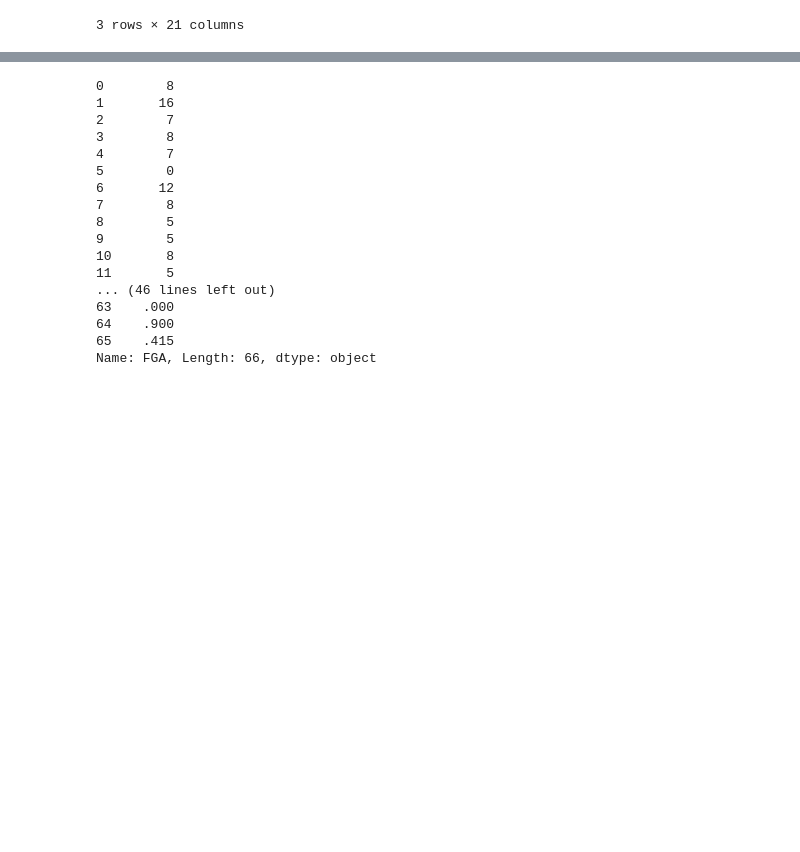
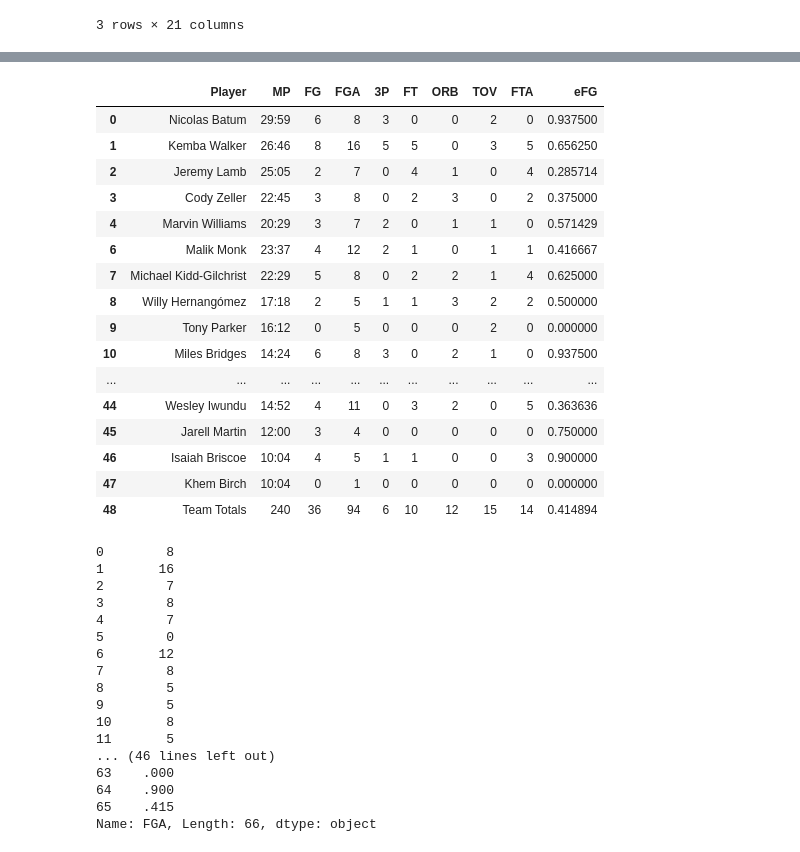
Before and after one commit to fayadabbasi/NBA_Four_Factors, a Jupyter notebook: NBA_Four_Factors.ipynb, the cells around one changed output, grey strips where cells are left out. Saved outputs shown, nothing was run; the diff lists cells and outputs as text; code cells hidden in the pictures; blank space fills up the shorter version.

```diff
--- a/NBA_Four_Factors.ipynb
+++ b/NBA_Four_Factors.ipynb
@@ -148,3 +158,23 @@ four_factors_dataframe
+# %%
+four_factors_dataframe_test
+# %% [output]
+|  | Player | MP | FG | FGA | 3P | FT | ORB | TOV | FTA | eFG |
+| 0 | Nicolas Batum | 29:59 | 6 | 8 | 3 | 0 | 0 | 2 | 0 | 0.937500 |
+| 1 | Kemba Walker | 26:46 | 8 | 16 | 5 | 5 | 0 | 3 | 5 | 0.656250 |
+| 2 | Jeremy Lamb | 25:05 | 2 | 7 | 0 | 4 | 1 | 0 | 4 | 0.285714 |
+| 3 | Cody Zeller | 22:45 | 3 | 8 | 0 | 2 | 3 | 0 | 2 | 0.375000 |
+| 4 | Marvin Williams | 20:29 | 3 | 7 | 2 | 0 | 1 | 1 | 0 | 0.571429 |
+| 6 | Malik Monk | 23:37 | 4 | 12 | 2 | 1 | 0 | 1 | 1 | 0.416667 |
+| 7 | Michael Kidd-Gilchrist | 22:29 | 5 | 8 | 0 | 2 | 2 | 1 | 4 | 0.625000 |
+| 8 | Willy Hernangómez | 17:18 | 2 | 5 | 1 | 1 | 3 | 2 | 2 | 0.500000 |
+| 9 | Tony Parker | 16:12 | 0 | 5 | 0 | 0 | 0 | 2 | 0 | 0.000000 |
+| 10 | Miles Bridges | 14:24 | 6 | 8 | 3 | 0 | 2 | 1 | 0 | 0.937500 |
+| ... | ... | ... | ... | ... | ... | ... | ... | ... | ... | ... |
+| 44 | Wesley Iwundu | 14:52 | 4 | 11 | 0 | 3 | 2 | 0 | 5 | 0.363636 |
+| 45 | Jarell Martin | 12:00 | 3 | 4 | 0 | 0 | 0 | 0 | 0 | 0.750000 |
+| 46 | Isaiah Briscoe | 10:04 | 4 | 5 | 1 | 1 | 0 | 0 | 3 | 0.900000 |
+| 47 | Khem Birch | 10:04 | 0 | 1 | 0 | 0 | 0 | 0 | 0 | 0.000000 |
+| 48 | Team Totals | 240 | 36 | 94 | 6 | 10 | 12 | 15 | 14 | 0.414894 |
 # %%
 stats['FGA']
 # %% [output]
```
Also changed, not shown: parts of 6 cells of this notebook.
